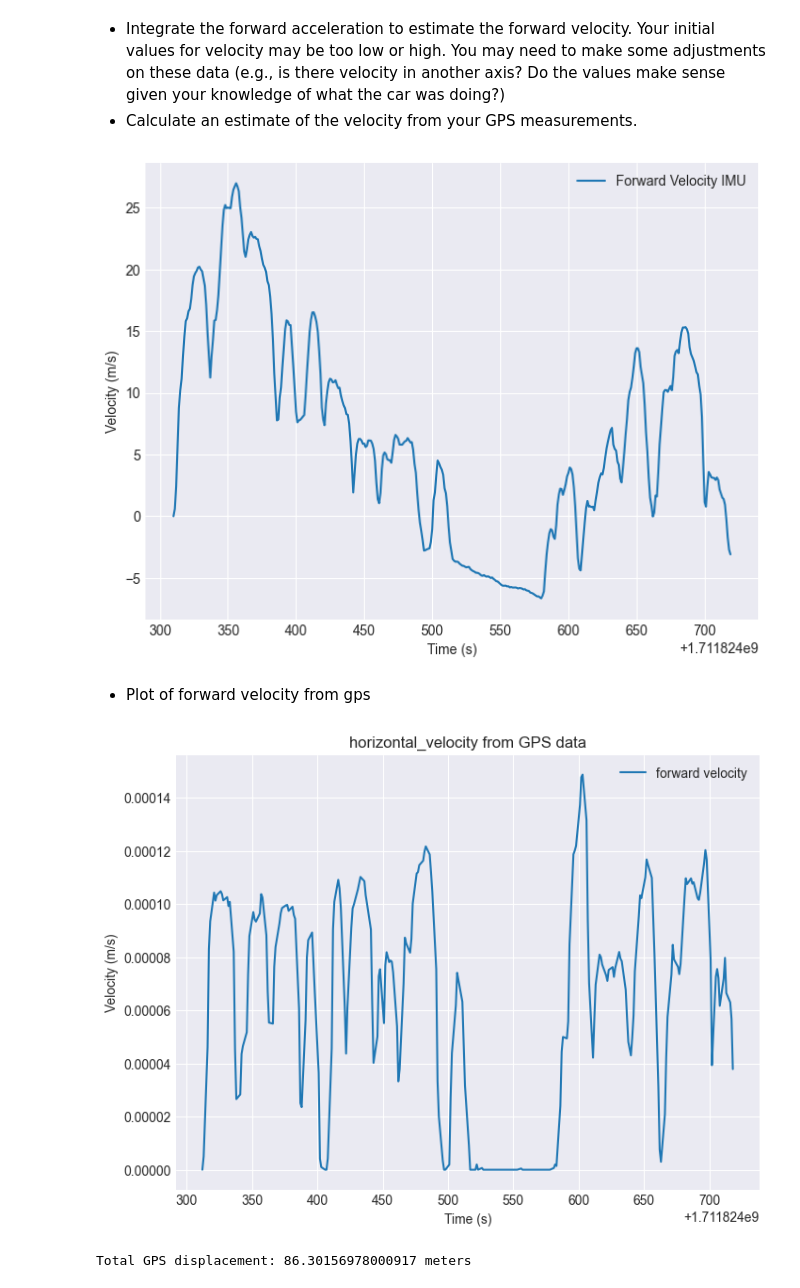
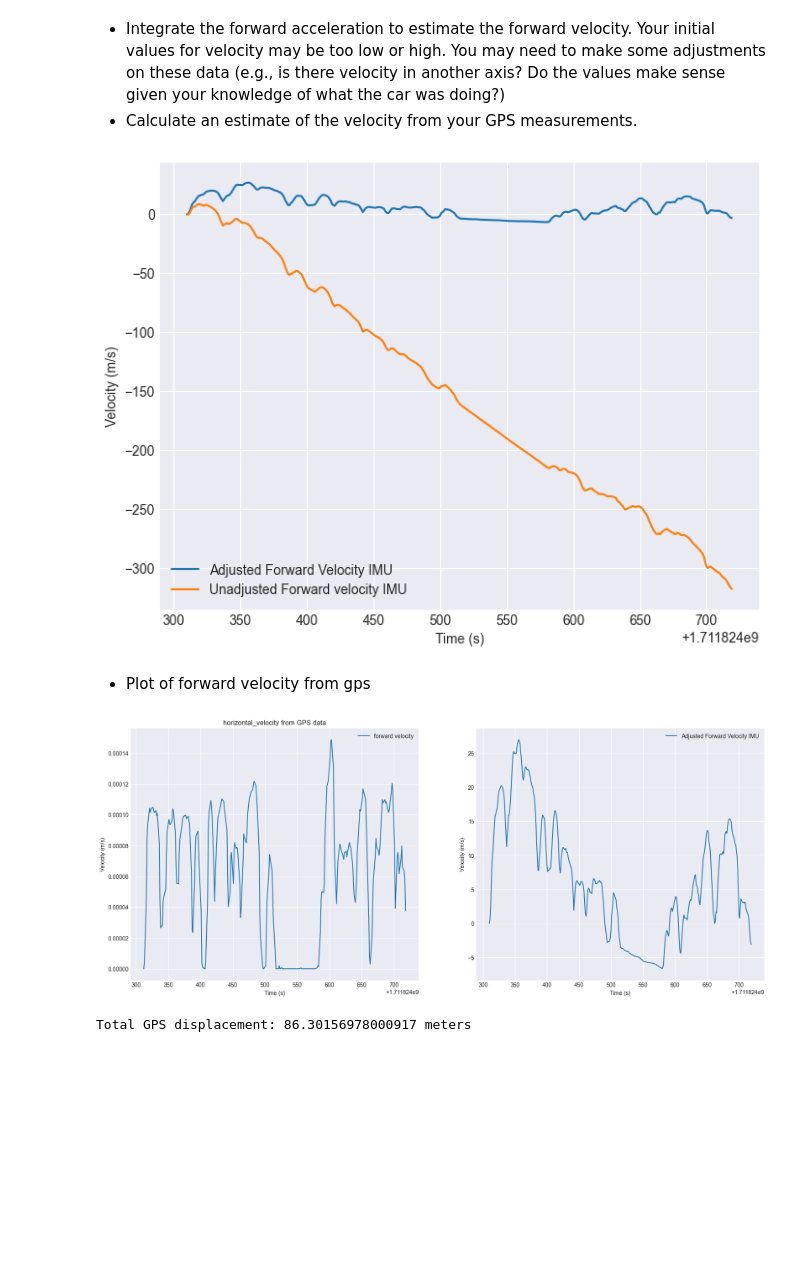
Before and after one commit to Pateltirths1012/Dead-Reckoning-and-Sensor-Calibration-, a Jupyter notebook: lab5/src/analysis/analysis_lab5.ipynb, the cells around one changed output. Saved outputs shown, nothing was run; the diff lists cells and outputs as text; code cells hidden in the pictures; blank space fills up the shorter version.

```diff
--- a/lab5/src/analysis/analysis_lab5.ipynb
+++ b/lab5/src/analysis/analysis_lab5.ipynb
@@ -647,6 +693,7 @@ plt.show()
 - Calculate an estimate of the velocity from your GPS measurements.
 # %%
 forward_accel = data_reader_driving_imu_csv['imu.linear_acceleration.x']
+linear_vel_x = integrate.cumulative_trapezoid(forward_accel, time_driving, initial=0)
 forward_accel = forward_accel - np.mean(forward_accel)
 
 gyro_z = data_reader_driving_imu_csv['imu.angular_velocity.z']
@@ -654,35 +701,45 @@ gyro_z = data_reader_driving_imu_csv['imu.angular_velocity.z']
 forward_velocity = integrate.cumulative_trapezoid(forward_accel, time_driving, initial=0)
 
 plt.figure(figsize=(8,6))
-plt.plot(time_driving, forward_velocity, label="Forward Velocity IMU")
+plt.plot(time_driving, forward_velocity, label="Adjusted Forward Velocity IMU")
+plt.plot(time_driving, linear_vel_x, label='Unadjusted Forward velocity IMU')
 plt.xlabel('Time (s)')
 plt.ylabel('Velocity (m/s)')
 plt.legend()
 plt.grid(True)
 plt.show()
 # %% [output]
-[figure, old version]
+[figure, new version]
 # %% [markdown]
 - Plot of forward velocity from gps
 # %%
 Time_diffs = np.diff(data_reader_driving_gps_csv['header.stamp.secs']) #Time differences between consecutive timestamps
 latitude_diffs = np.diff(data_reader_driving_gps_csv['latitude']) # latitude differences between consecutive data points
 longitude_diffs = np.diff(data_reader_driving_gps_csv['longitude']) # longitude differences between consecutive data points
 altitude_diffs = np.diff(data_reader_driving_gps_csv['altitude']) # altitude differences between consecutive data points
 
 horizontal_velocity = np.sqrt(latitude_diffs**2 + longitude_diffs**2) / Time_diffs
 Time_gps = data_reader_driving_gps_csv['header.stamp.secs']
-plt.figure(figsize=(8,6))
+plt.figure(figsize=(20,8))
+plt.subplot(1,2,1)
 plt.plot(Time_gps[1:], horizontal_velocity, label="forward velocity")
 plt.xlabel('Time (s)')
 plt.ylabel('Velocity (m/s)')
 plt.title("horizontal_velocity from GPS data")
 plt.legend()
 plt.grid(True)
-plt.savefig("velocity_gps.png")
+# plt.savefig("velocity_gps.png")
+
+plt.subplot(1,2,2)
+plt.plot(time_driving, forward_velocity, label="Adjusted Forward Velocity IMU")
+# plt.plot(time_driving, linear_vel_x, label='Unadjusted Forward velocity IMU')
+plt.xlabel('Time (s)')
+plt.ylabel('Velocity (m/s)')
+plt.legend()
+plt.grid(True)
 plt.show()
 # %% [output]
-[figure, old version]
+[figure, new version]
 # %%
 # Compute total displacement
 total_displacement = np.sqrt(latitude_diffs**2 + longitude_diffs**2 + altitude_diffs**2).sum()
```
Also changed, not shown: parts of 7 cells of this notebook, 2 other files.
